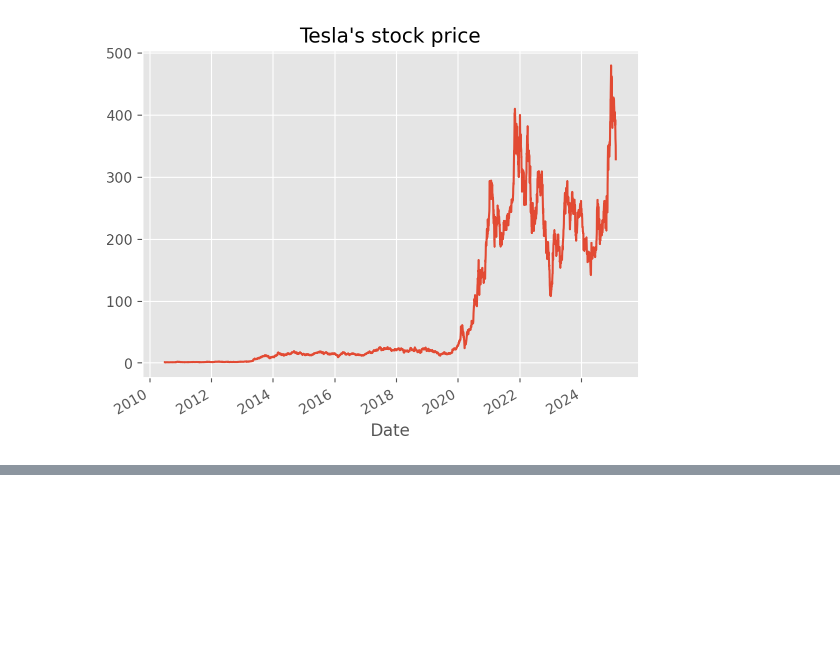
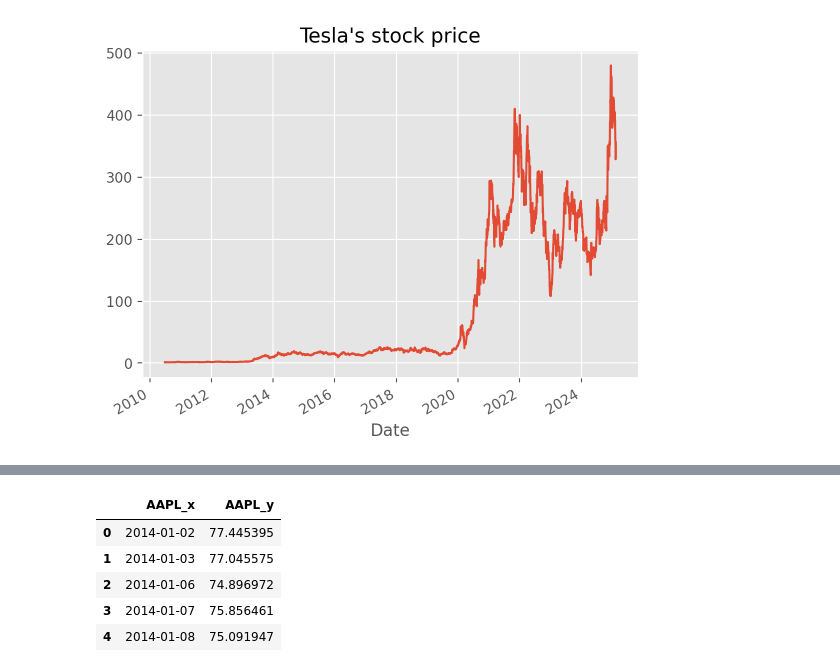
Before and after one commit to abid-mir/Discord-Bot, a Jupyter notebook: prototype.ipynb, the cells around one changed output, grey strips where cells are left out. Drawn from its saved outputs; the diff is of its cells as text; code cells hidden in the pictures; blank space fills up the shorter version.

```diff
--- a/prototype.ipynb
+++ b/prototype.ipynb
@@ -35,0 +59,11 @@ tsla_df['Close'].plot(title = "Tesla's stock price");
+# %%
+import pandas as pd
+df = pd.read_csv('https://raw.githubusercontent.com/plotly/datasets/master/2014_apple_stock.csv')
+df.head()
+# %% [output]
+|  | AAPL_x | AAPL_y |
+| 0 | 2014-01-02 | 77.445395 |
+| 1 | 2014-01-03 | 77.045575 |
+| 2 | 2014-01-06 | 74.896972 |
+| 3 | 2014-01-07 | 75.856461 |
+| 4 | 2014-01-08 | 75.091947 |
```
Also changed, not shown: parts of 1 cell of this notebook, 3 other files.
